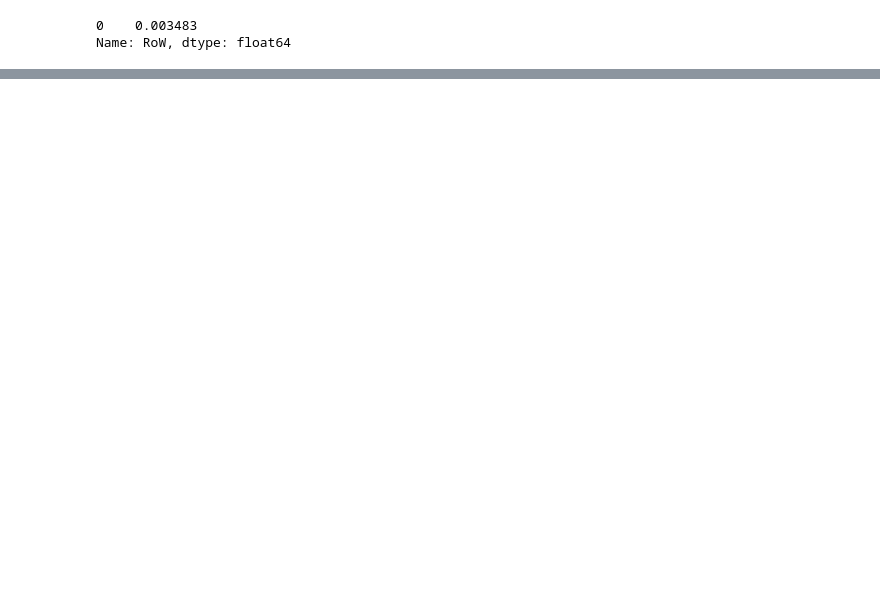
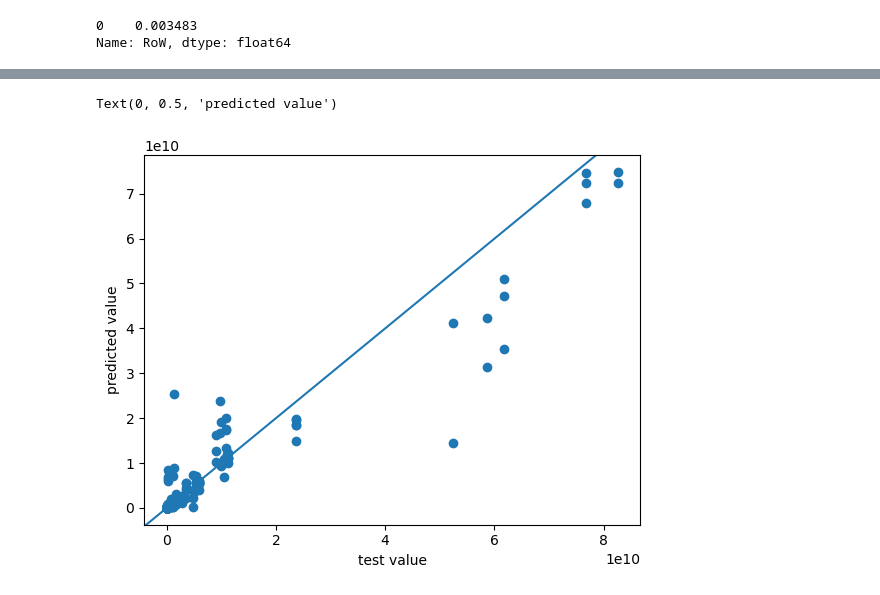
Before and after one commit to adsmer2/LCIA-impact-translator, a Jupyter notebook: EI391_ML.ipynb, the cells around one changed output, grey strips where cells are left out. Cells and saved outputs as stored; diff of their text form; code cells hidden in the pictures; blank space fills up the shorter version.

```diff
--- a/EI391_ML.ipynb
+++ b/EI391_ML.ipynb
@@ -581,0 +824,7 @@ desired_prediction
+# %%
+dropcolumns = y_excel.columns[y_excel.columns.str.contains('endpoint')]
+dropcolumns1 = y_excel.columns[y_excel.columns.str.contains('Endpoint')]
+y1_ecotox = y_excel.drop(dropcolumns, axis='columns')
+y1_ecotox = y1_ecotox.drop(dropcolumns1, axis='columns')
+y1_ecotox = y1_ecotox.columns[y1_ecotox.apply(lambda x: x.str.contains("ecotoxicity").any() and x.str.contains("freshwater").any() and not x.str.contains("no LT").any())]
+y1_ecotox
@@ -581,0 +854,7 @@ desired_prediction
+# %%
+y2 = y_excel.loc[3:, y1_ecotox]
+df_columnnames = y_excel.loc[0, y1_ecotox]
+y2.columns = y2.columns + ' ' + df_columnnames # make LCIA column names unique
+df1 = pd.DataFrame(y_excel.loc[:, y1_ecotox].columns) # y df containing only the LCIA method names
+y2 = y2.loc[y2.index.repeat(len(df1))].reset_index(drop=True) # repeat each instance as many times as there are targets to be congruent with X
+y2
@@ -581,0 +875,24 @@ desired_prediction
+# %%
+# Get X and y into the correct shapes for creating training data
+df1 = pd.DataFrame(y1_ecotox) # y df containing only the LCIA method names
+df3 = pd.DataFrame(y_excel.loc[3:, y1_ecotox].values.reshape(1, -1)[0]) # reshape the y df to be a single column of values
+
+# Create dataframe2
+df2 = X2
+
+# Expand dataframe2 to repeat each row for each row in dataframe1
+df2_expanded = df2.loc[df2.index.repeat(len(df1))].reset_index(drop=True)
+
+# Repeat dataframe1 to match the expanded dataframe2
+df1_repeated = pd.concat([df1]*len(df2)).reset_index(drop=True)
+
+# Combine the expanded dataframe2 with the repeated dataframe1
+X3 = pd.concat([df2_expanded, df1_repeated, df3], axis=1)
+
+# Rename the columns for clarity
+X3.columns = list(df2.columns) + ['LCIA_method', 'Impact']
+
+# # Apply the transformation: if 'acidification' in Category_1 or Category_2, set Category_1 to 'acidification'
+# df_result.loc[(df_result['Category_1'].str.contains('acidification')) | (df_result['Category_2'].str.contains('acidification')), 'Category_1'] = 'acidification'
+
+X3
@@ -581,0 +984,10 @@ desired_prediction
+# %%
+# true vs predicted value plot
+fig, ax = plt.subplots()
+ax.scatter(y_test[:,0], y_pred[:,0])
+ax.axline((0,0), slope=1)
+ax.set_xlabel('test value')
+ax.set_ylabel('predicted value')
+# %% [output]
+Text(0, 0.5, 'predicted value')
+[figure, added]
```
Also changed, not shown: parts of 71 cells of this notebook.
